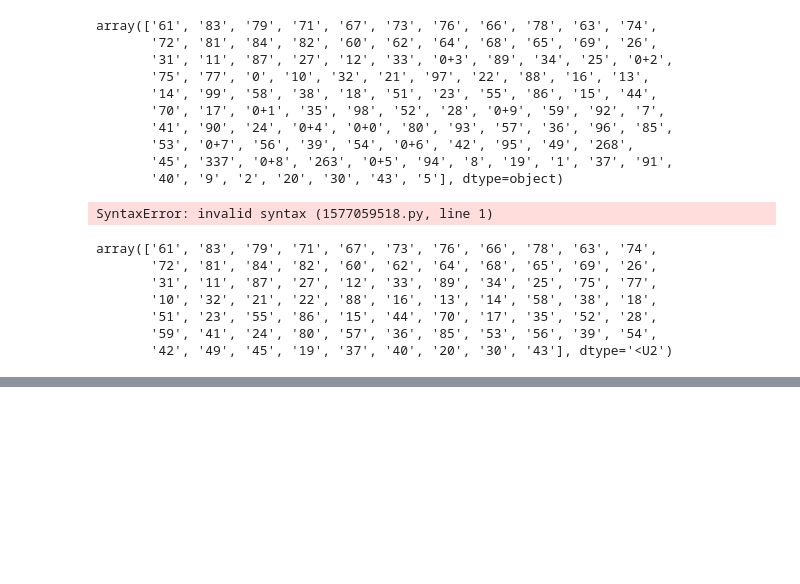
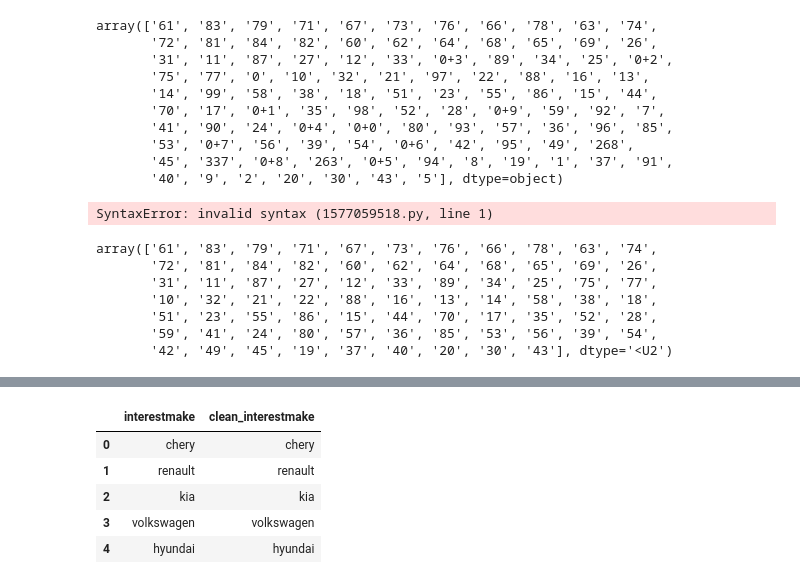
Before and after one commit to RimanaSifiso/mx-hackathon-competition, a Jupyter notebook: notebooks/initial-exploration.ipynb, the cells around one changed output, grey strips where cells are left out. Saved outputs shown, nothing was run; the diff lists cells and outputs as text; code cells hidden in the pictures; blank space fills up the shorter version.

```diff
--- a/notebooks/initial-exploration.ipynb
+++ b/notebooks/initial-exploration.ipynb
@@ -15,6 +15,9 @@ plt.style.use('ggplot')
 DATA_URL = "https://www.mxhackathon.co.za/docs/TrainData.csv"
 EMAIL_REGEX = r'^[a-zA-Z0-9._%+-]+@[a-zA-Z0-9.-]+\.[a-zA-Z]{2,}$'
 DOMAIN_REGEX = r'^@(?!(?:-))[a-zA-Z0-9-]{1,63}(?<!-)(\.[a-zA-Z]{2,})+$'
+
+pd.set_option('display.max_columns', None)
+pd.set_option('display.max_rows', None)
 # %%
 train_data = pd.read_csv(DATA_URL)
 train_data.head()
@@ -636,0 +713,10 @@ df['is_coporate_cell'] = df.apply(lambda row: int(1<=int(row['cellprefix'][0])<=
+# %%
+cars_df = pd.read_csv('../data/car_makes.csv')
+cars_df.head()
+# %% [output]
+|  | interestmake | clean_interestmake |
+| 0 | chery | chery |
+| 1 | renault | renault |
+| 2 | kia | kia |
+| 3 | volkswagen | volkswagen |
+| 4 | hyundai | hyundai |
```
Also changed, not shown: parts of 12 cells of this notebook, 6 other files.
